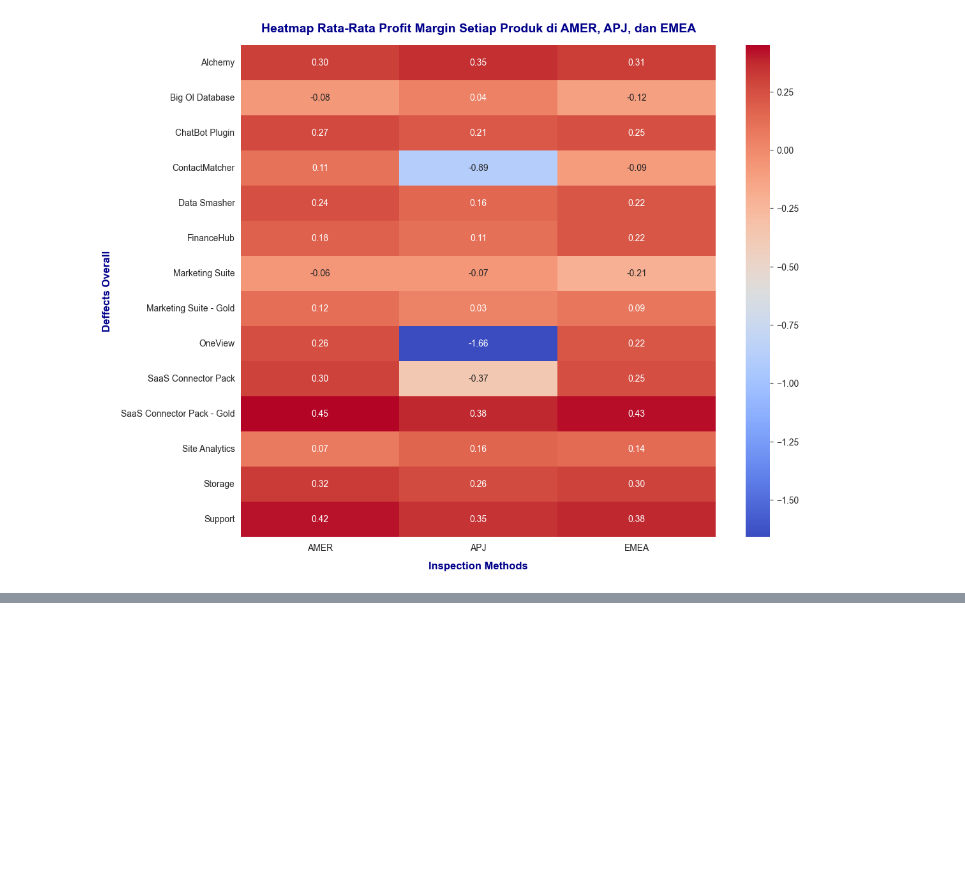
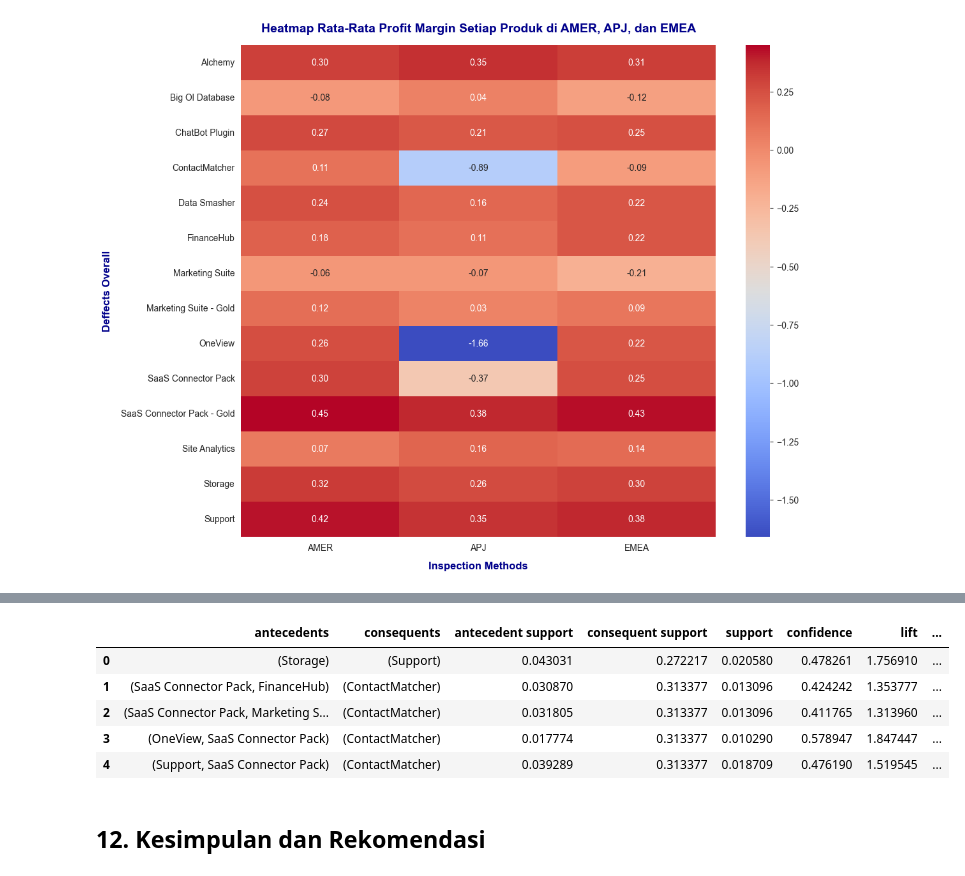
Before and after one commit to tamaracoding/analisis-profitabilitas-regional-AWS-Capstone-Project-2, a Jupyter notebook: Aws Saas Regional Profitability Analysis.ipynb, the cells around one changed output, grey strips where cells are left out. Cells and saved outputs as stored; diff of their text form; code cells hidden in the pictures; blank space fills up the shorter version.

```diff
--- a/Aws Saas Regional Profitability Analysis.ipynb
+++ b/Aws Saas Regional Profitability Analysis.ipynb
@@ -895,0 +952,8 @@ Text(120.7222222222222, 0.5, 'Deffects Overall')
+# %%
+basket_apj = df_apj.groupby(['order_id', 'product'])['qty'].sum().unstack().reset_index().fillna(0).set_index('order_id')
+basket_apj = basket_apj.map(lambda x: True if x > 0 else False)
+# %%
+from mlxtend.frequent_patterns import apriori #menggunakan algoritma apriori untuk analisa pola pembelian
+
+frequent_itemsets = apriori(basket_apj, min_support=0.01, use_colnames=True)
+frequent_itemsets
@@ -895,0 +986,11 @@ Text(120.7222222222222, 0.5, 'Deffects Overall')
+# %%
+from mlxtend.frequent_patterns import association_rules
+rules1 = association_rules(frequent_itemsets, metric="confidence", min_threshold=0.4) #cari kombinasi dengan confidence di atas 50%
+pd.DataFrame(rules1)
+# %% [output]
+|  | antecedents | consequents | antecedent support | consequent support | support | confidence | lift | ... |
+| 0 | (Storage) | (Support) | 0.043031 | 0.272217 | 0.020580 | 0.478261 | 1.756910 | ... |
+| 1 | (SaaS Connector Pack, FinanceHub) | (ContactMatcher) | 0.030870 | 0.313377 | 0.013096 | 0.424242 | 1.353777 | ... |
+| 2 | (SaaS Connector Pack, Marketing S... | (ContactMatcher) | 0.031805 | 0.313377 | 0.013096 | 0.411765 | 1.313960 | ... |
+| 3 | (OneView, SaaS Connector Pack) | (ContactMatcher) | 0.017774 | 0.313377 | 0.010290 | 0.578947 | 1.847447 | ... |
+| 4 | (Support, SaaS Connector Pack) | (ContactMatcher) | 0.039289 | 0.313377 | 0.018709 | 0.476190 | 1.519545 | ... |
@@ -895,0 +999,2 @@ Text(120.7222222222222, 0.5, 'Deffects Overall')
+# %% [markdown]
+## 12. Kesimpulan dan Rekomendasi
```
Also changed, not shown: parts of 40 cells of this notebook.
